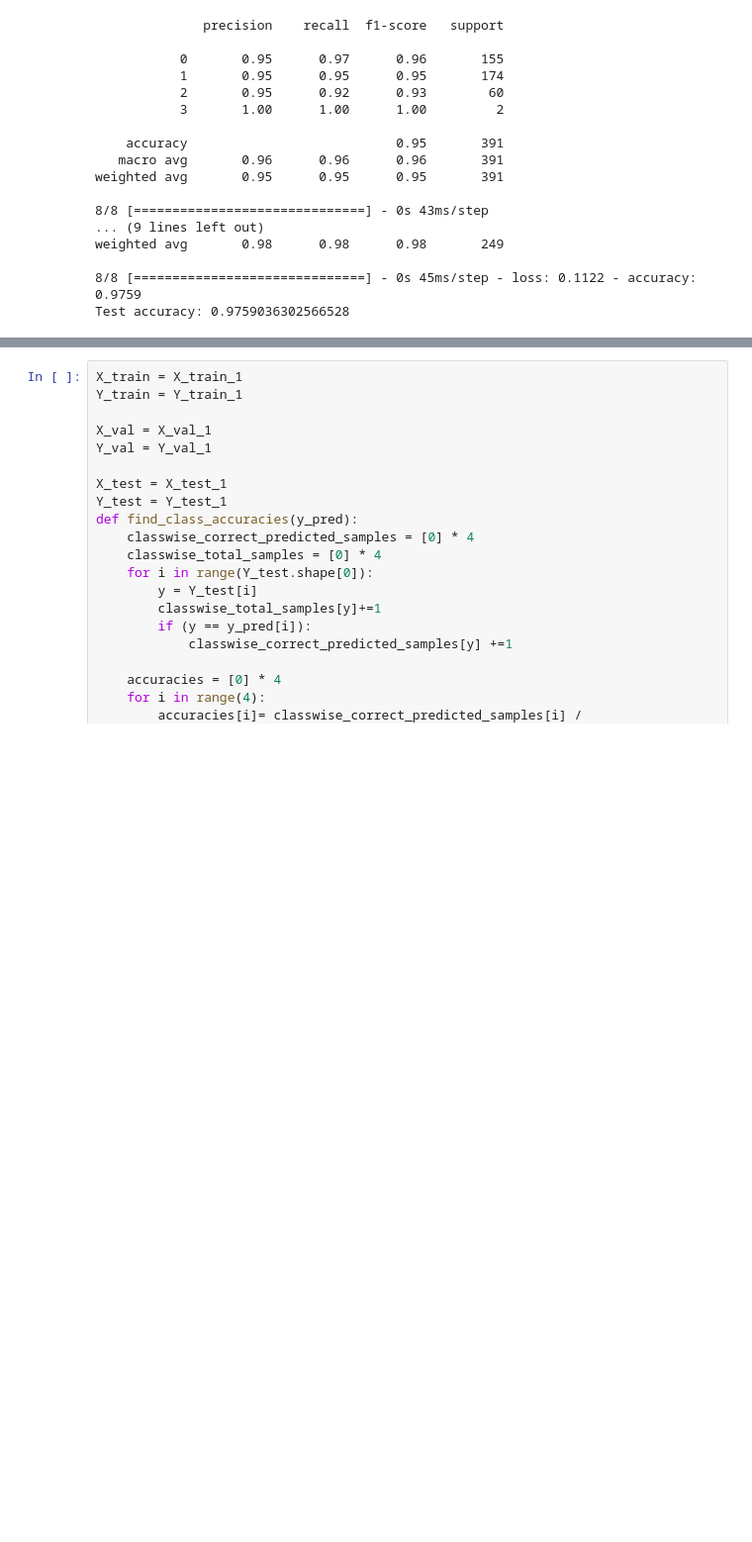
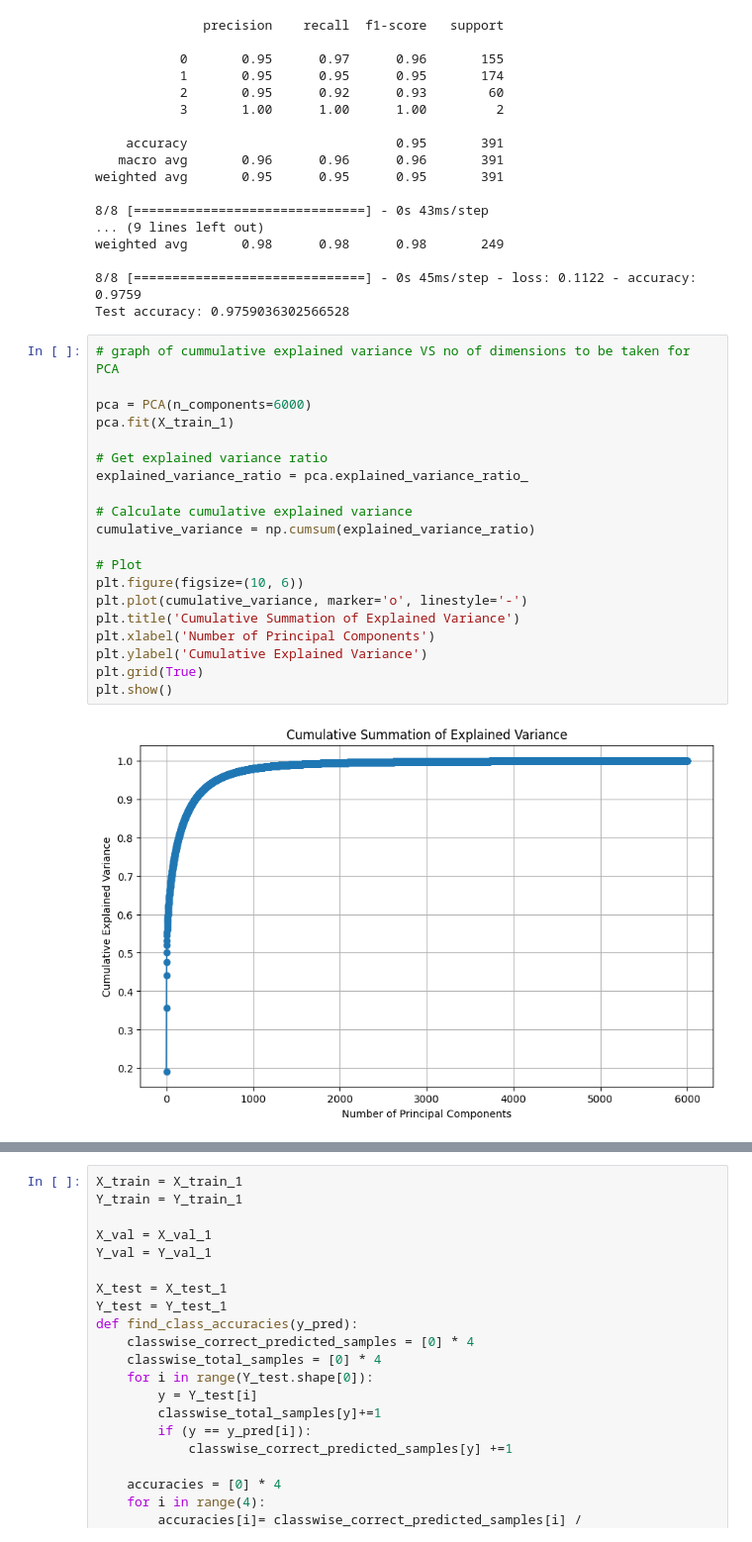
Before and after one commit to Aaryakhandelwal/Alzheimer-Prediction-through-MRI-scans, a Jupyter notebook: code.ipynb, the cells around one changed output, grey strips where cells are left out. Shown at 99% size. Saved outputs shown, nothing was run; the diff lists cells and outputs as text; blank space fills up the shorter version.

```diff
--- a/code.ipynb
+++ b/code.ipynb
@@ -369,6 +364,28 @@ weighted avg       0.98      0.98      0.98       249
 
 8/8 [==============================] - 0s 45ms/step - loss: 0.1122 - accuracy: 0.9759
 Test accuracy: 0.9759036302566528
+# %%
+# graph of cummulative explained variance VS no of dimensions to be taken for PCA
+
+pca = PCA(n_components=6000)
+pca.fit(X_train_1)
+
+# Get explained variance ratio
+explained_variance_ratio = pca.explained_variance_ratio_
+
+# Calculate cumulative explained variance
+cumulative_variance = np.cumsum(explained_variance_ratio)
+
+# Plot
+plt.figure(figsize=(10, 6))
+plt.plot(cumulative_variance, marker='o', linestyle='-')
+plt.title('Cumulative Summation of Explained Variance')
+plt.xlabel('Number of Principal Components')
+plt.ylabel('Cumulative Explained Variance')
+plt.grid(True)
+plt.show()
+# %% [output]
+[figure, added]
 # %%
 
 #  PCA for the dataset
```
Also changed, not shown: parts of 5 cells of this notebook, 1 other file.
